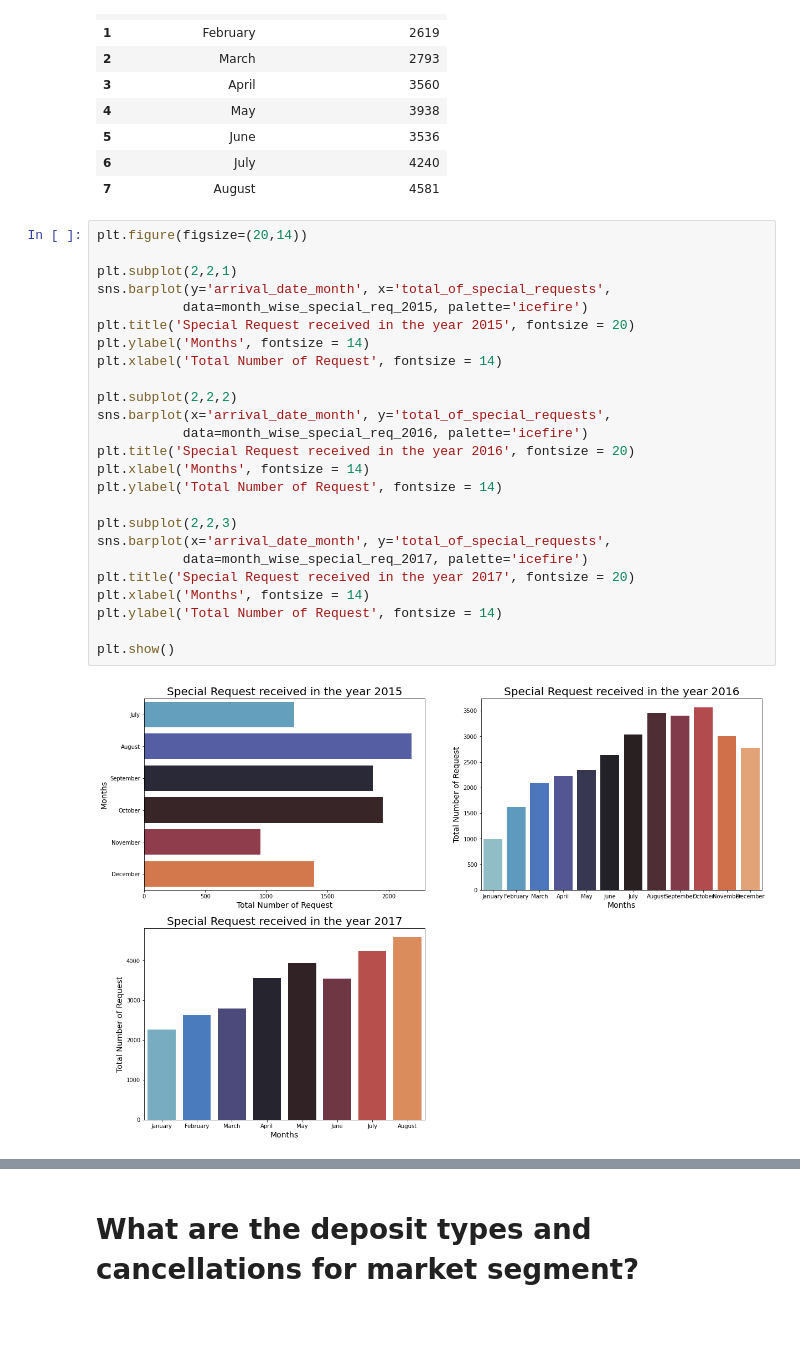
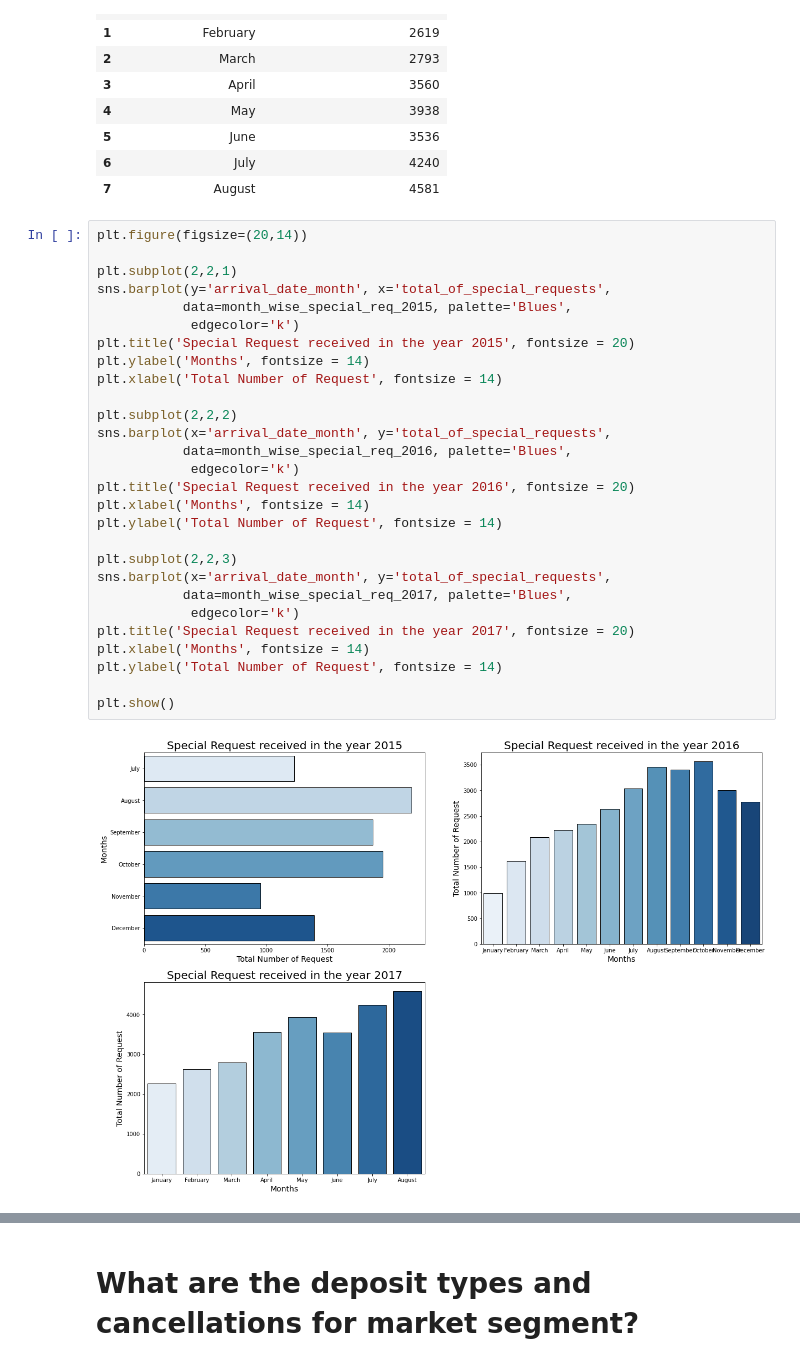
Before and after one commit to rahool010/Hotel-Booking-Analysis, a Jupyter notebook: Hotel_Booking_Analysis_Capstone_Project.ipynb, the cells around one changed output, grey strips where cells are left out. Saved outputs shown, nothing was run; the diff lists cells and outputs as text; blank space fills up the shorter version.

```diff
--- a/Hotel_Booking_Analysis_Capstone_Project.ipynb
+++ b/Hotel_Booking_Analysis_Capstone_Project.ipynb
@@ -457,27 +529,30 @@ month_wise_special_req_2017
 # %%
 plt.figure(figsize=(20,14))
 
 plt.subplot(2,2,1)
 sns.barplot(y='arrival_date_month', x='total_of_special_requests',
-           data=month_wise_special_req_2015, palette='icefire')
+           data=month_wise_special_req_2015, palette='Blues',
+            edgecolor='k')
 plt.title('Special Request received in the year 2015', fontsize = 20)
 plt.ylabel('Months', fontsize = 14)
 plt.xlabel('Total Number of Request', fontsize = 14)
 
 plt.subplot(2,2,2)
 sns.barplot(x='arrival_date_month', y='total_of_special_requests',
-           data=month_wise_special_req_2016, palette='icefire')
+           data=month_wise_special_req_2016, palette='Blues',
+            edgecolor='k')
 plt.title('Special Request received in the year 2016', fontsize = 20)
 plt.xlabel('Months', fontsize = 14)
 plt.ylabel('Total Number of Request', fontsize = 14)
 
 plt.subplot(2,2,3)
 sns.barplot(x='arrival_date_month', y='total_of_special_requests',
-           data=month_wise_special_req_2017, palette='icefire')
+           data=month_wise_special_req_2017, palette='Blues',
+            edgecolor='k')
 plt.title('Special Request received in the year 2017', fontsize = 20)
 plt.xlabel('Months', fontsize = 14)
 plt.ylabel('Total Number of Request', fontsize = 14)
 
 plt.show()
 # %% [output]
-[figure, old version]
+[figure, new version]
```
Also changed, not shown: parts of 29 cells of this notebook.
